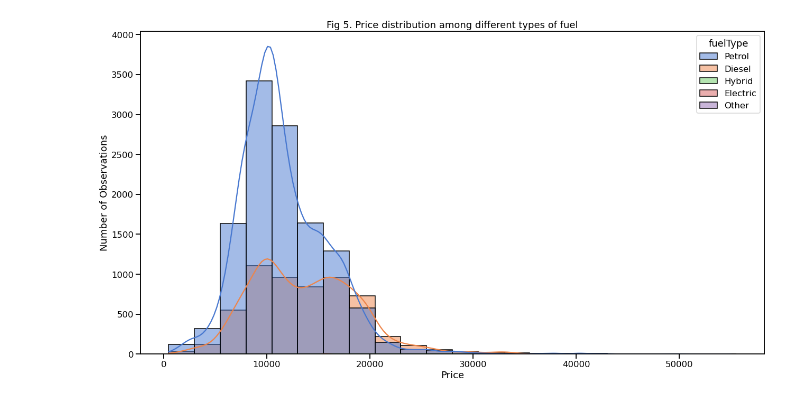
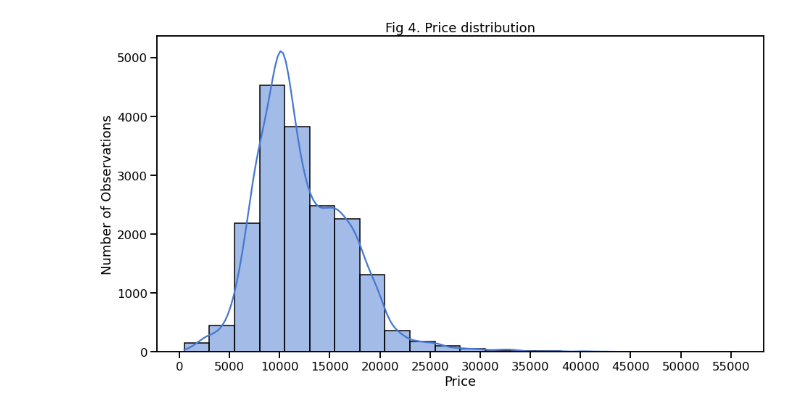
Before and after one commit to nuzhat-masud/ford_used_cars_analysis, a Jupyter notebook: ford_used_cars_EDA.ipynb, the cells around one changed output. Cells and saved outputs as stored; diff of their text form; code cells hidden in the pictures.

```diff
--- a/ford_used_cars_EDA.ipynb
+++ b/ford_used_cars_EDA.ipynb
@@ -187,24 +205,14 @@ The price, which is an dependent variable, changes with changes in mileage. The
 # %%
-sns.set_palette("bright")
-plt.figure(figsize=(20,22))
+sns.set_palette("muted")
+plt.figure(figsize=(15,8))
 
-# Subplots: 3 rows, 1 columns, 3 figures (positioned as 1, 2, 3)
 # hue is used to add categorical data into the analysis
 
-plt.subplot(3,1,1) # (1st row, 1st column)
-sns.scatterplot(x='mileage', y='price', data=df, hue='transmission')
-plt.title("Fig 4(a). based on transmission types")
+sns.scatterplot(x='mileage', y='price', data=df, hue='fuelType')
 
-plt.subplot(3,1,2) # (1st row, 2nd column)
-sns.scatterplot(x='mileage', y='price', data=df, hue='fuelType')
-plt.title("Fig 4(b). Based on fuel types")
+plt.title("Fig 3. Change in Price and mileage, based on fuel types")
+plt.xlabel("Mileage")
+plt.ylabel("Price")
 
-plt.subplot(3,1,3) # (1st row, 3rd column)
-sns.scatterplot(x='mileage', y='price', data=df, hue='model')
-plt.title("Fig 4(c). Based on car models")
-
-plt.suptitle("Fig 4. Changes in price due to changes in mileage, based on different categorical variables")
-
-plt.tight_layout()
 plt.show()
 # %% [output]
@@ -216,15 +224,15 @@ The Fig.4 does not show noteworthy relationship. There's a similarity in pattern
 # %%
-# Creating a histogram
+sns.set_palette("muted")
+plt.figure(figsize=(15,8))
 
-sns.set_palette("muted")
-plt.figure(figsize=(18,10))
+sns.histplot(data=df, x='price', binwidth=2500, kde=True)
 
-sns.histplot(data=df, x='price', binwidth=2500, kde=True, hue='fuelType')
+plt.xticks(np.arange(0, 60000, 5000))
+
 plt.xlabel("Price")
 plt.ylabel("Number of Observations")
+plt.title("Fig 4. Price distribution")
 
-plt.title("Fig 5. Price distribution among different types of fuel")
-plt.tight_layout()
 plt.show()
 # %% [output]
-[figure, old version]
+[figure, new version]
```
Also changed, not shown: parts of 41 cells of this notebook.
